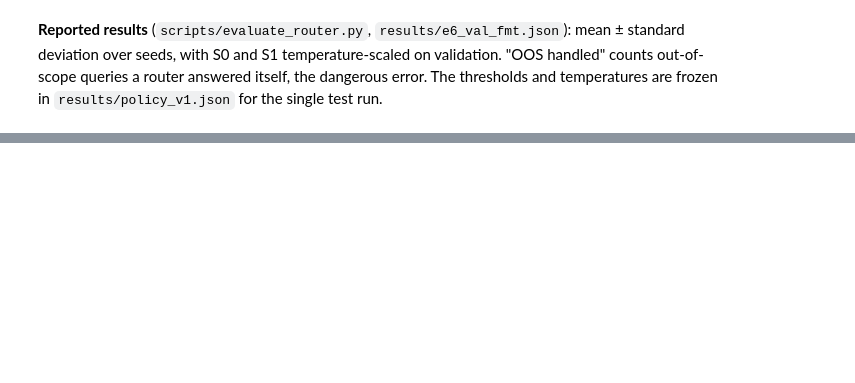
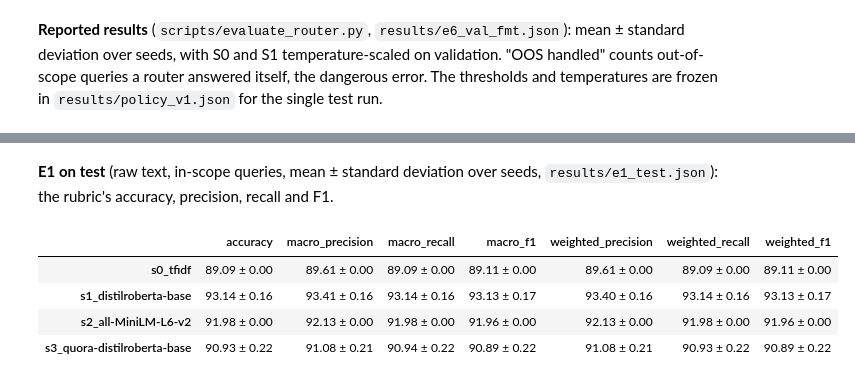
Before and after one commit to Krishil-Parmar/NLP_INDIVIDUAL, a Jupyter notebook: notebooks/00_submission.ipynb, the cells around one changed output, grey strips where cells are left out. Cells and saved outputs as stored; diff of their text form; code cells hidden in the pictures; blank space fills up the shorter version.

```diff
--- a/notebooks/00_submission.ipynb
+++ b/notebooks/00_submission.ipynb
@@ -466,0 +690,12 @@ pd.DataFrame(latency_rows).T
+# %% [markdown]
+**E1 on test** (raw text, in-scope queries, mean ± standard deviation over seeds, `results/e1_test.json`): the rubric's accuracy, precision, recall and F1.
+# %%
+with open(data.RESULTS_DIR / "e1_test.json") as f:
+    e1_test = json.load(f)
+pd.DataFrame({tag: {k: mean_pm_std(r["summary"], k) for k in METRIC_ORDER} for tag, r in e1_test["systems"].items()}).T
+# %% [output]
+|  | accuracy | macro_precision | macro_recall | macro_f1 | weighted_precision | weighted_recall | weighted_f1 |
+| s0_tfidf | 89.09 ± 0.00 | 89.61 ± 0.00 | 89.09 ± 0.00 | 89.11 ± 0.00 | 89.61 ± 0.00 | 89.09 ± 0.00 | 89.11 ± 0.00 |
+| s1_distilroberta-base | 93.14 ± 0.16 | 93.41 ± 0.16 | 93.14 ± 0.16 | 93.13 ± 0.17 | 93.40 ± 0.16 | 93.14 ± 0.16 | 93.13 ± 0.17 |
+| s2_all-MiniLM-L6-v2 | 91.98 ± 0.00 | 92.13 ± 0.00 | 91.98 ± 0.00 | 91.96 ± 0.00 | 92.13 ± 0.00 | 91.98 ± 0.00 | 91.96 ± 0.00 |
+| s3_quora-distilroberta-base | 90.93 ± 0.22 | 91.08 ± 0.21 | 90.94 ± 0.22 | 90.89 ± 0.22 | 91.08 ± 0.21 | 90.93 ± 0.22 | 90.89 ± 0.22 |
```
Also changed, not shown: parts of 40 cells of this notebook, 5 other files.
